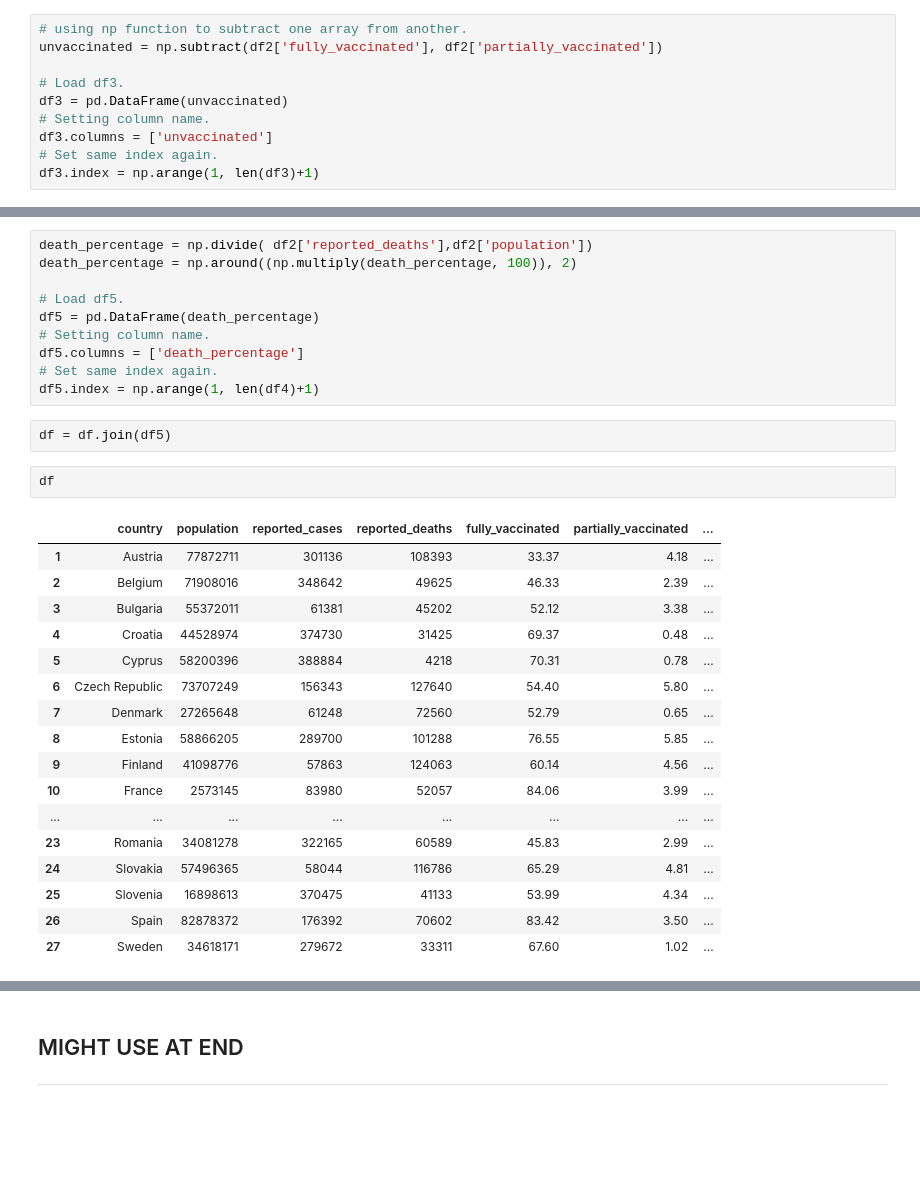
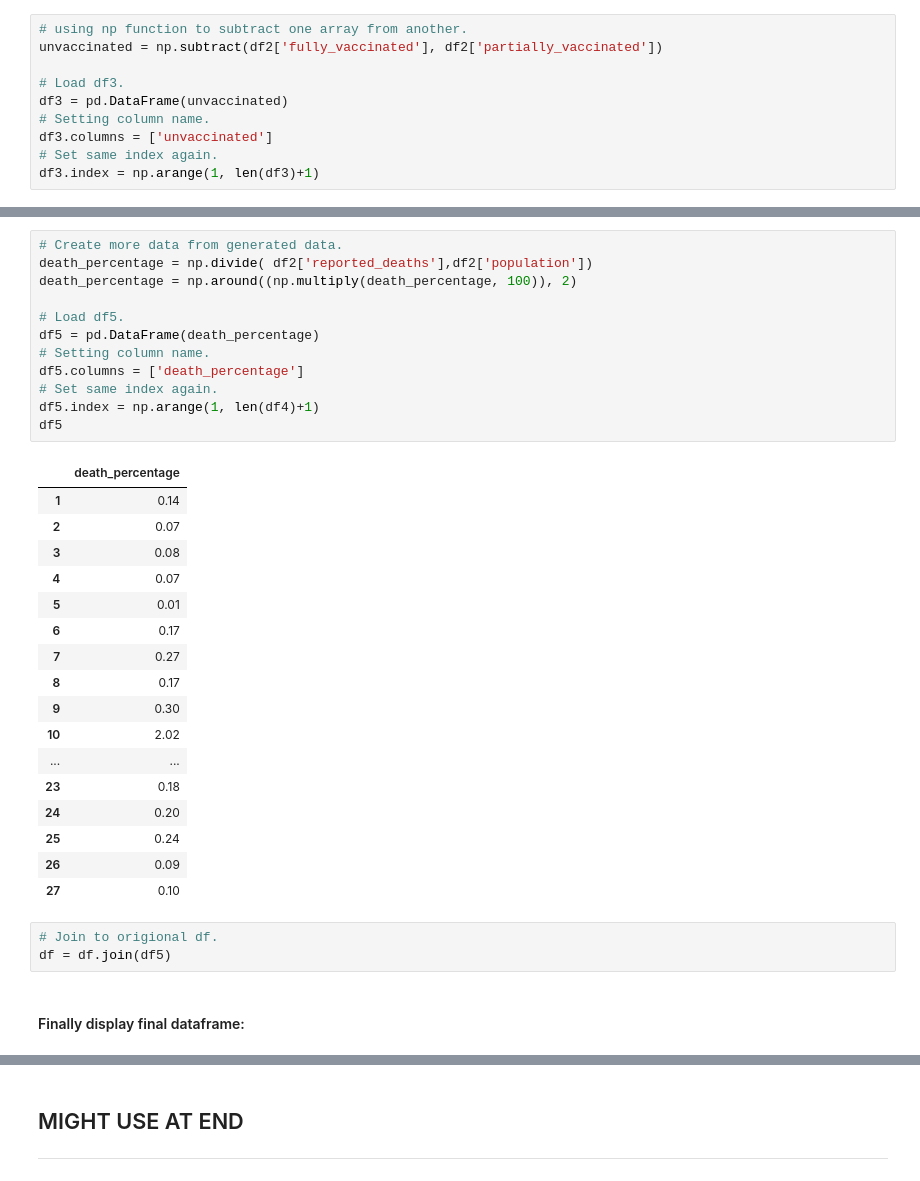
Before and after one commit to SarahMcN25/programming_for_D.A.project, a Jupyter notebook: project.ipynb, the cells around one changed output, grey strips where cells are left out. Drawn from its saved outputs; the diff is of its cells as text; blank space fills up the shorter version.

```diff
--- a/project.ipynb
+++ b/project.ipynb
@@ -563,32 +731,35 @@ df = df.join(df4)
 # %%
+# Create more data from generated data.
 death_percentage = np.divide( df2['reported_deaths'],df2['population'])
 death_percentage = np.around((np.multiply(death_percentage, 100)), 2)
 
 # Load df5.
 df5 = pd.DataFrame(death_percentage)
 # Setting column name.
 df5.columns = ['death_percentage']
 # Set same index again.
 df5.index = np.arange(1, len(df4)+1)
+df5
+# %% [output]
+|  | death_percentage |
+| 1 | 0.14 |
+| 2 | 0.07 |
+| 3 | 0.08 |
+| 4 | 0.07 |
+| 5 | 0.01 |
+| 6 | 0.17 |
+| 7 | 0.27 |
+| 8 | 0.17 |
+| 9 | 0.30 |
+| 10 | 2.02 |
+| ... | ... |
+| 23 | 0.18 |
+| 24 | 0.20 |
+| 25 | 0.24 |
+| 26 | 0.09 |
+| 27 | 0.10 |
 # %%
+# Join to origional df.
 df = df.join(df5)
-# %%
-df
-# %% [output]
-|  | country | population | reported_cases | reported_deaths | fully_vaccinated | partially_vaccinated | ... |
-| 1 | Austria | 77872711 | 301136 | 108393 | 33.37 | 4.18 | ... |
-| 2 | Belgium | 71908016 | 348642 | 49625 | 46.33 | 2.39 | ... |
-| 3 | Bulgaria | 55372011 | 61381 | 45202 | 52.12 | 3.38 | ... |
-| 4 | Croatia | 44528974 | 374730 | 31425 | 69.37 | 0.48 | ... |
-| 5 | Cyprus | 58200396 | 388884 | 4218 | 70.31 | 0.78 | ... |
-| 6 | Czech Republic | 73707249 | 156343 | 127640 | 54.40 | 5.80 | ... |
-| 7 | Denmark | 27265648 | 61248 | 72560 | 52.79 | 0.65 | ... |
-| 8 | Estonia | 58866205 | 289700 | 101288 | 76.55 | 5.85 | ... |
-| 9 | Finland | 41098776 | 57863 | 124063 | 60.14 | 4.56 | ... |
-| 10 | France | 2573145 | 83980 | 52057 | 84.06 | 3.99 | ... |
-| ... | ... | ... | ... | ... | ... | ... | ... |
-| 23 | Romania | 34081278 | 322165 | 60589 | 45.83 | 2.99 | ... |
-| 24 | Slovakia | 57496365 | 58044 | 116786 | 65.29 | 4.81 | ... |
-| 25 | Slovenia | 16898613 | 370475 | 41133 | 53.99 | 4.34 | ... |
-| 26 | Spain | 82878372 | 176392 | 70602 | 83.42 | 3.50 | ... |
-| 27 | Sweden | 34618171 | 279672 | 33311 | 67.60 | 1.02 | ... |
+# %% [markdown]
+#### Finally display final dataframe:
```
Also changed, not shown: parts of 26 cells of this notebook.
